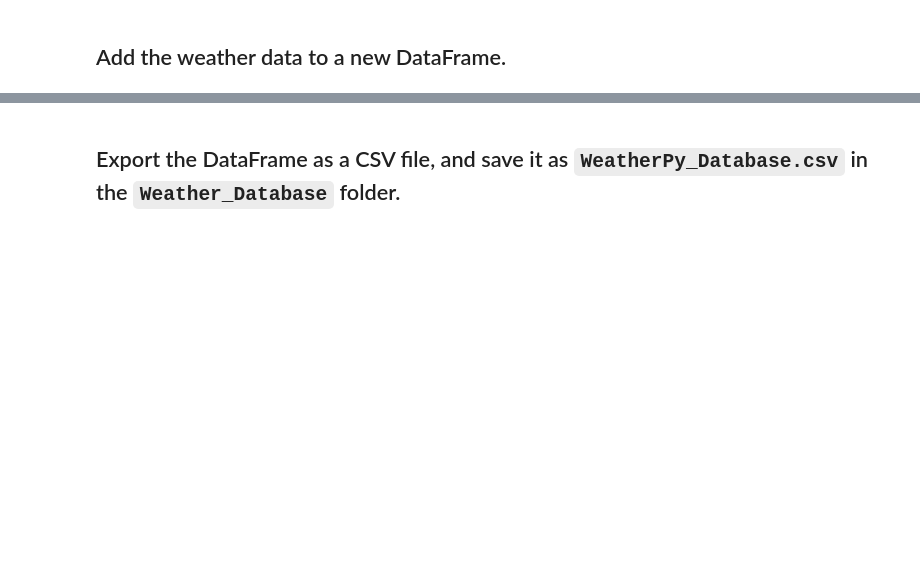
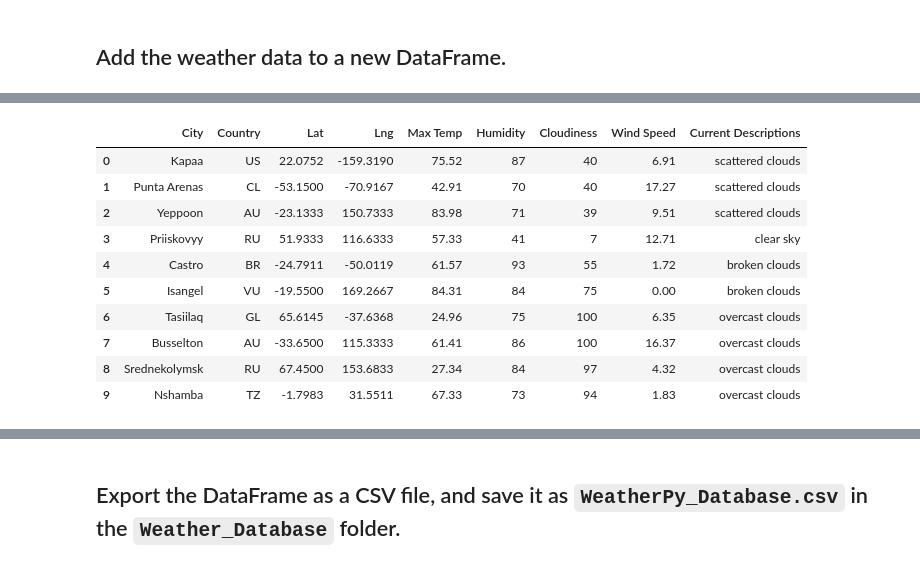
Before and after one commit to JosefMoore/World_Weather_Analysis, a Jupyter notebook: Weather_Database/Weather_Database.ipynb, the cells around one changed output, grey strips where cells are left out. Cells and saved outputs as stored; diff of their text form; code cells hidden in the pictures; blank space fills up the shorter version.

```diff
--- a/Weather_Database/Weather_Database.ipynb
+++ b/Weather_Database/Weather_Database.ipynb
@@ -195,13 +213,25 @@ city_data_df.columns
 # %%
 # Create a list to reorder the column names as follows:
 # "City", "Country", "Lat", "Lng", "Max Temp", "Humidity",  "Cloudiness", "Wind Speed",  "Current Description"
-new_columns = ["City", "Country", "Lat", "Lng", "Max Temp", "Humidity",  "Cloudiness", "Wind Speed", "Current Description"]
+new_columns = ["City", "Country", "Lat", "Lng", "Max Temp", "Humidity",  "Cloudiness", "Wind Speed", "Current Descriptions"]
 
 # Recreate the DataFrame by using the new column order
 city_data_df = city_data_df[new_columns]
 
 # Display sample data
 city_data_df.head(10)
+# %% [output]
+|  | City | Country | Lat | Lng | Max Temp | Humidity | Cloudiness | Wind Speed | Current Descriptions |
+| 0 | Kapaa | US | 22.0752 | -159.3190 | 75.52 | 87 | 40 | 6.91 | scattered clouds |
+| 1 | Punta Arenas | CL | -53.1500 | -70.9167 | 42.91 | 70 | 40 | 17.27 | scattered clouds |
+| 2 | Yeppoon | AU | -23.1333 | 150.7333 | 83.98 | 71 | 39 | 9.51 | scattered clouds |
+| 3 | Priiskovyy | RU | 51.9333 | 116.6333 | 57.33 | 41 | 7 | 12.71 | clear sky |
+| 4 | Castro | BR | -24.7911 | -50.0119 | 61.57 | 93 | 55 | 1.72 | broken clouds |
+| 5 | Isangel | VU | -19.5500 | 169.2667 | 84.31 | 84 | 75 | 0.00 | broken clouds |
+| 6 | Tasiilaq | GL | 65.6145 | -37.6368 | 24.96 | 75 | 100 | 6.35 | overcast clouds |
+| 7 | Busselton | AU | -33.6500 | 115.3333 | 61.41 | 86 | 100 | 16.37 | overcast clouds |
+| 8 | Srednekolymsk | RU | 67.4500 | 153.6833 | 27.34 | 84 | 97 | 4.32 | overcast clouds |
+| 9 | Nshamba | TZ | -1.7983 | 31.5511 | 67.33 | 73 | 94 | 1.83 | overcast clouds |
 # %%
 # Display the data types of each column by using the dtypes Pandas function
 city_data_df.dtypes
```
Also changed, not shown: parts of 6 cells of this notebook, 3 other files.
